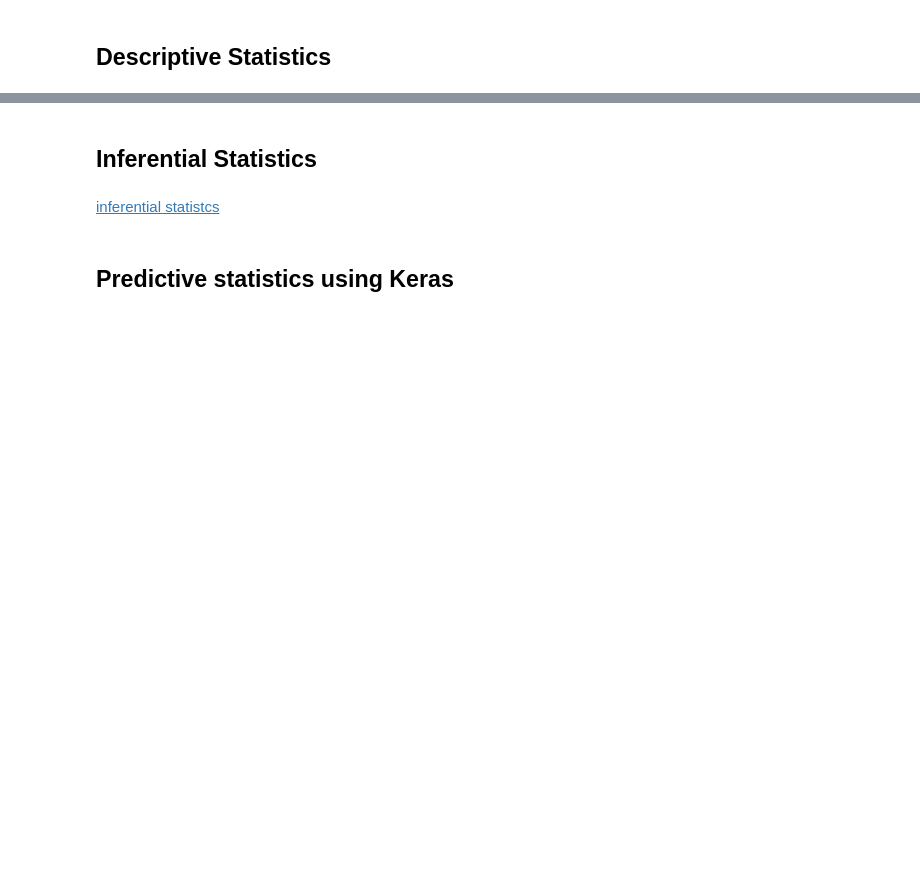
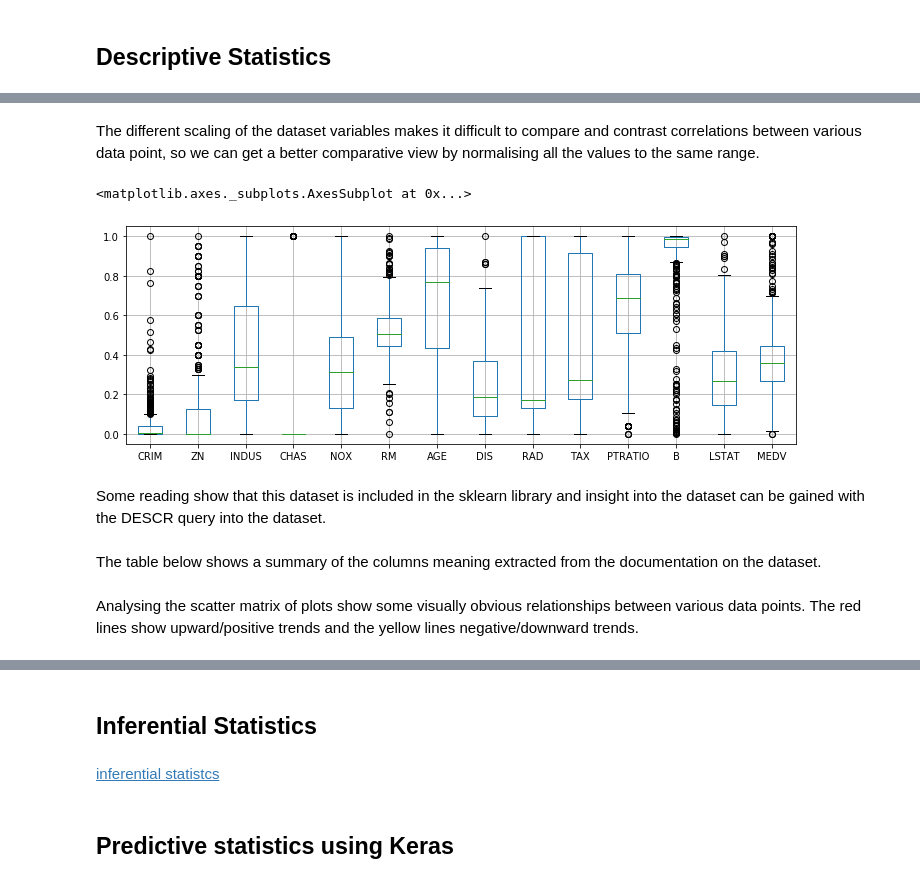
Before and after one commit to G00364778/52954_Assesment_Machine_Learning_and_Statistics, a Jupyter notebook: Boston_House_Price_Analyses.ipynb, the cells around one changed output, grey strips where cells are left out. Saved outputs shown, nothing was run; the diff lists cells and outputs as text; code cells hidden in the pictures; blank space fills up the shorter version.

```diff
--- a/Boston_House_Price_Analyses.ipynb
+++ b/Boston_House_Price_Analyses.ipynb
@@ -62,6 +97,34 @@ df=pd.read_csv('data\\boston_house_prices.csv',skiprows=1)
+# %% [markdown]
+The different scaling of the dataset variables makes it difficult to compare and contrast correlations between various data point, so we can get a better comparative view by normalising all the values to the same range.
+# %%
+# import the pre processing library to normalise all the data values across the data set
+from sklearn import preprocessing as pp
+# set the minimum and maximum values to defaults of 0,1
+minmax=pp.MinMaxScaler()
+# dump the dataframe values to x
+x=df.values
+# transform the dumped values and return to variable scaled
+scaled=minmax.fit_transform(x)
+# convert back to  dataframe
+df2=pd.DataFrame(scaled)
+# export the heading to a list
+headings=list(df.columns.values)
+# and add the heading back to the new normalised dataframe
+df2.columns=headings
+# and finally create another boxplot
+df2.boxplot(figsize=(12,4))
+# %% [output]
+<matplotlib.axes._subplots.AxesSubplot at 0x...>
+[figure, added]
+# %% [markdown]
+Some reading show that this dataset is included in the sklearn library and insight into the dataset can be gained with the DESCR query into the dataset.
+# %% [markdown]
+The table below shows a summary of the columns meaning extracted from the documentation on the dataset.
 # %%
 from pandas.plotting import scatter_matrix as sm
 #%matplotlib inline
 #sm(df, figsize=(18,9), diagonal='kde')
+# %% [markdown]
+Analysing the scatter matrix of plots show some visually obvious relationships between various data points. The red lines show upward/positive trends and the yellow lines negative/downward trends.
 # %% [markdown]
 ![title](img/Boston_ScatterMatrix_Crop.jpg)
```
Also changed, not shown: parts of 17 cells of this notebook, 1 other file.
